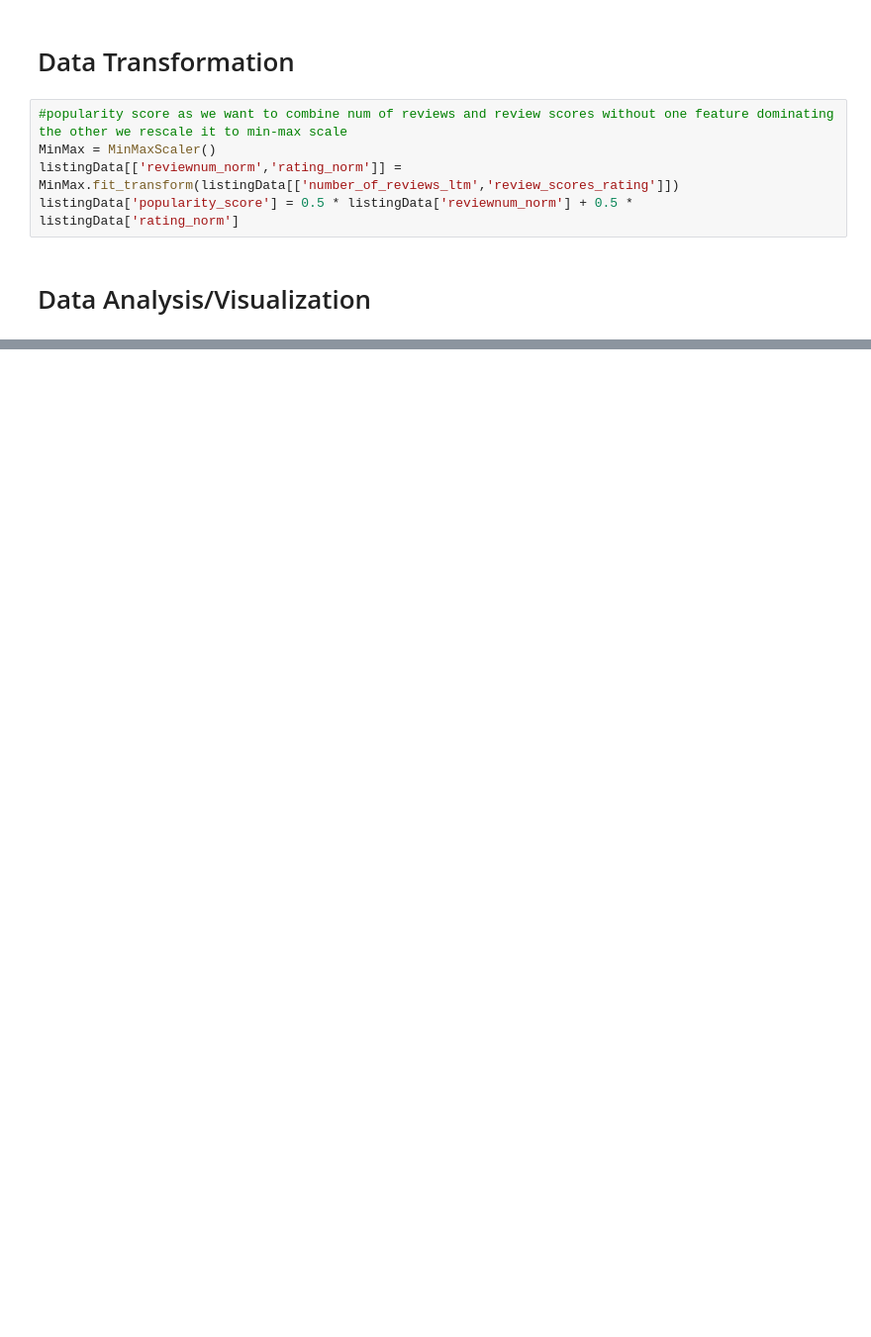
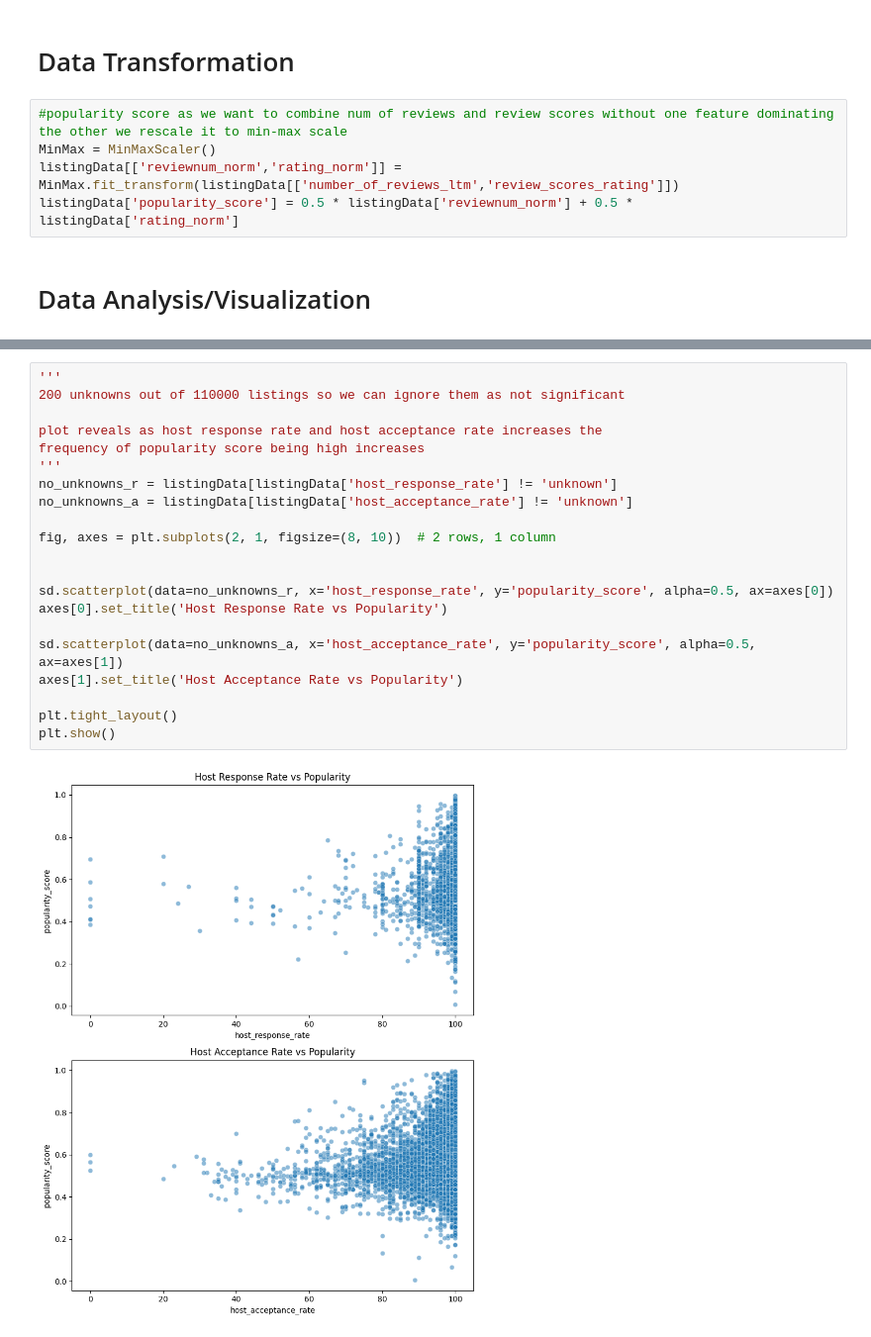
Before and after one commit to matthewviray/AirbnbEDA, a Jupyter notebook: airbnbproject.ipynb, the cells around one changed output, grey strips where cells are left out. Shown: that part at 99% size. Drawn from its saved outputs; the diff is of its cells as text; blank space fills up the shorter version.

```diff
--- a/airbnbproject.ipynb
+++ b/airbnbproject.ipynb
@@ -406 +438,24 @@ Passing `palette` without assigning `hue` is deprecated and will be removed in v
 [figure]
+# %%
+'''
+200 unknowns out of 110000 listings so we can ignore them as not significant
+
+plot reveals as host response rate and host acceptance rate increases the
+frequency of popularity score being high increases
+'''
+no_unknowns_r = listingData[listingData['host_response_rate'] != 'unknown']
+no_unknowns_a = listingData[listingData['host_acceptance_rate'] != 'unknown']
+
+fig, axes = plt.subplots(2, 1, figsize=(8, 10))  # 2 rows, 1 column
+
+
+sd.scatterplot(data=no_unknowns_r, x='host_response_rate', y='popularity_score', alpha=0.5, ax=axes[0])
+axes[0].set_title('Host Response Rate vs Popularity')
+
+sd.scatterplot(data=no_unknowns_a, x='host_acceptance_rate', y='popularity_score', alpha=0.5, ax=axes[1])
+axes[1].set_title('Host Acceptance Rate vs Popularity')
+
+plt.tight_layout()
+plt.show()
+# %% [output]
+[figure, added]
```
Also changed, not shown: parts of 15 cells of this notebook.
